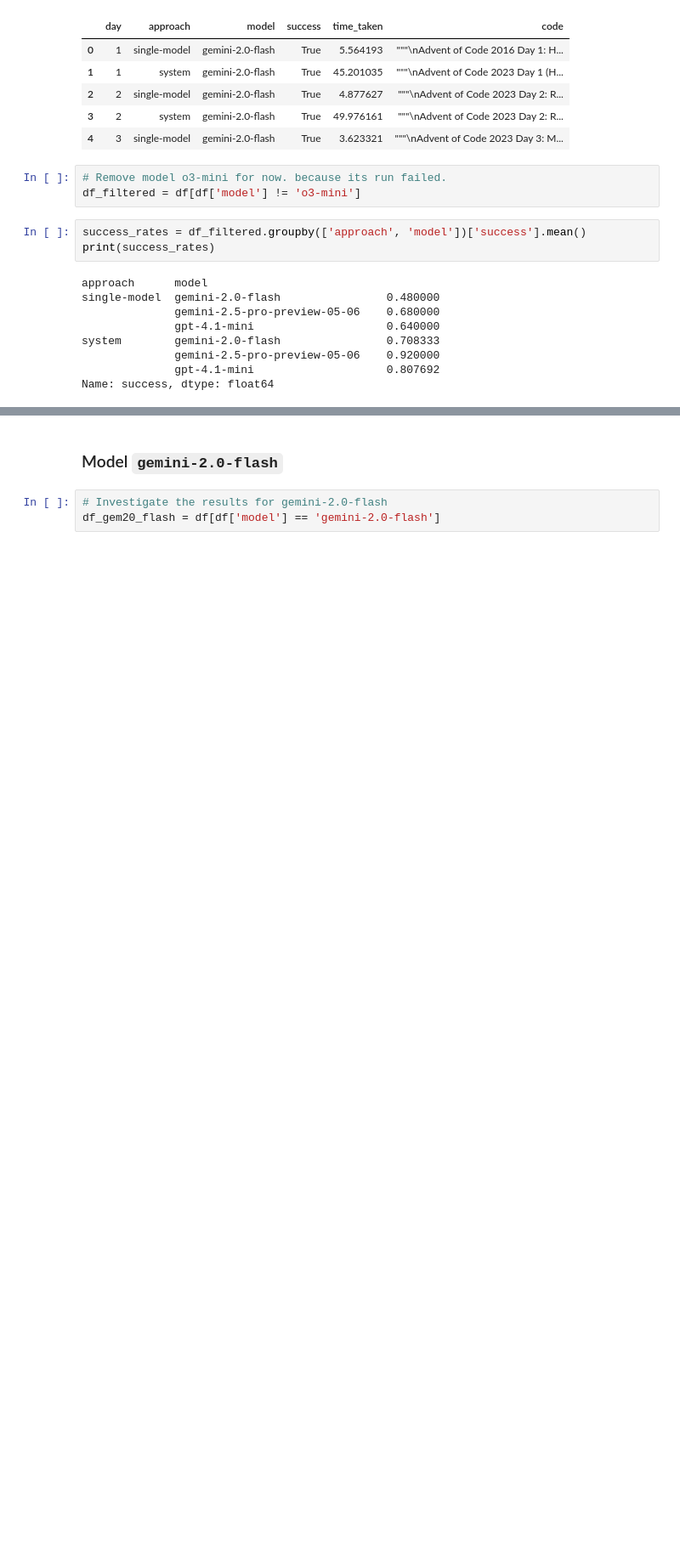
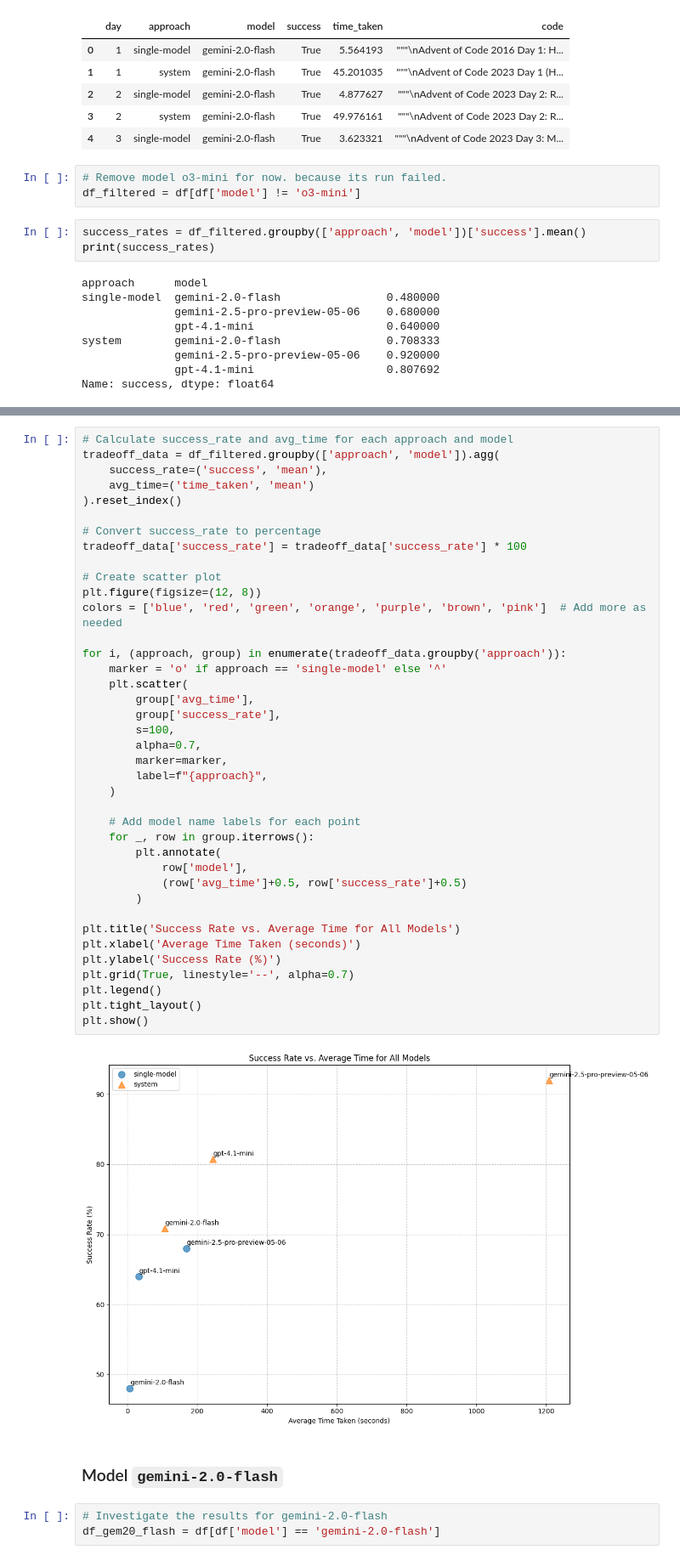
Before and after one commit to twanh/thesis-advent-of-agents, a Jupyter notebook: experiments/base_line.ipynb, the cells around one changed output, grey strips where cells are left out. Shown at 85% size. Saved outputs shown, nothing was run; the diff lists cells and outputs as text; blank space fills up the shorter version.

```diff
--- a/experiments/base_line.ipynb
+++ b/experiments/base_line.ipynb
@@ -780,3 +878,44 @@ Name: success, dtype: float64
+# %%
+# Calculate success_rate and avg_time for each approach and model
+tradeoff_data = df_filtered.groupby(['approach', 'model']).agg(
+    success_rate=('success', 'mean'),
+    avg_time=('time_taken', 'mean')
+).reset_index()
+
+# Convert success_rate to percentage
+tradeoff_data['success_rate'] = tradeoff_data['success_rate'] * 100
+
+# Create scatter plot
+plt.figure(figsize=(12, 8))
+colors = ['blue', 'red', 'green', 'orange', 'purple', 'brown', 'pink']  # Add more as needed
+
+for i, (approach, group) in enumerate(tradeoff_data.groupby('approach')):
+    marker = 'o' if approach == 'single-model' else '^'
+    plt.scatter(
+        group['avg_time'],
+        group['success_rate'],
+        s=100,
+        alpha=0.7,
+        marker=marker,
+        label=f"{approach}",
+    )
+
+    # Add model name labels for each point
+    for _, row in group.iterrows():
+        plt.annotate(
+            row['model'],
+            (row['avg_time']+0.5, row['success_rate']+0.5)
+        )
+
+plt.title('Success Rate vs. Average Time for All Models')
+plt.xlabel('Average Time Taken (seconds)')
+plt.ylabel('Success Rate (%)')
+plt.grid(True, linestyle='--', alpha=0.7)
+plt.legend()
+plt.tight_layout()
+plt.show()
+# %% [output]
+[figure, added]
 # %% [markdown]
 ### Model `gemini-2.0-flash`
 # %%
```
Also changed, not shown: parts of 11 cells of this notebook.
